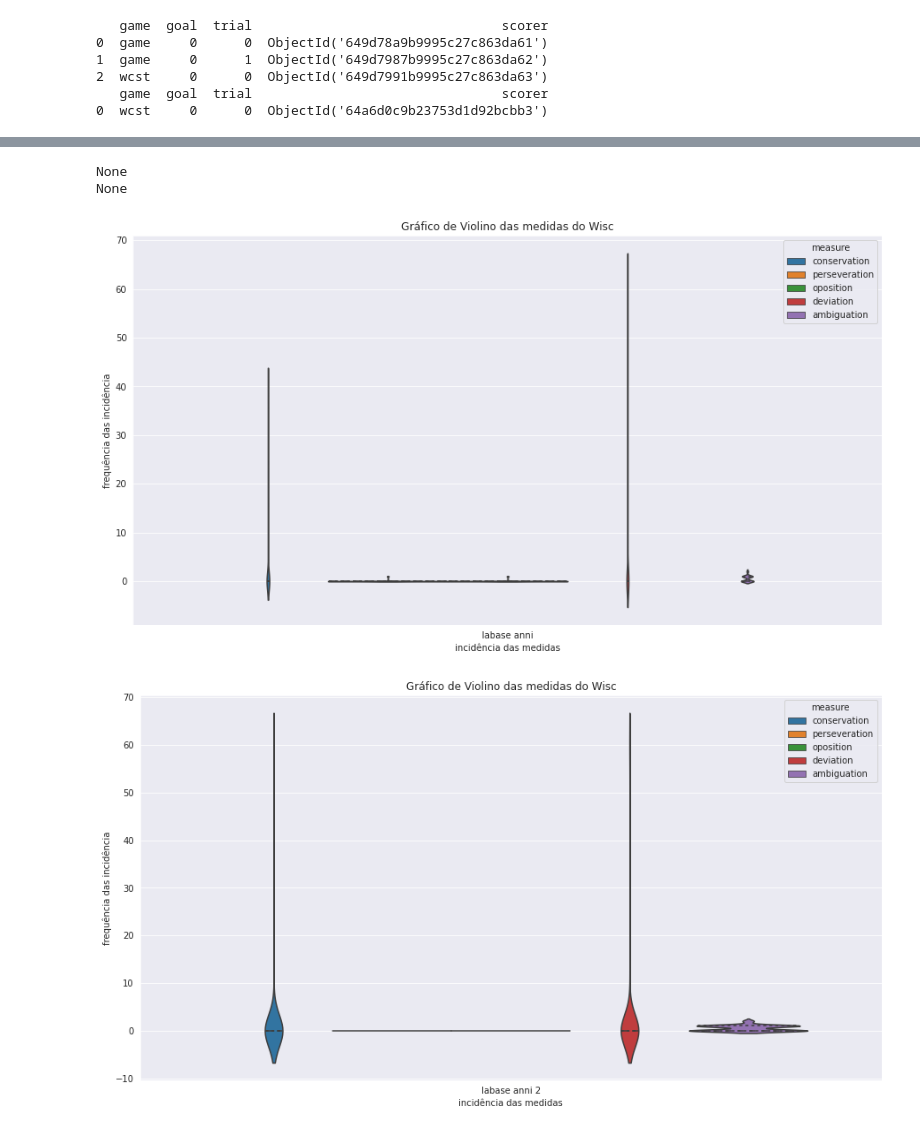
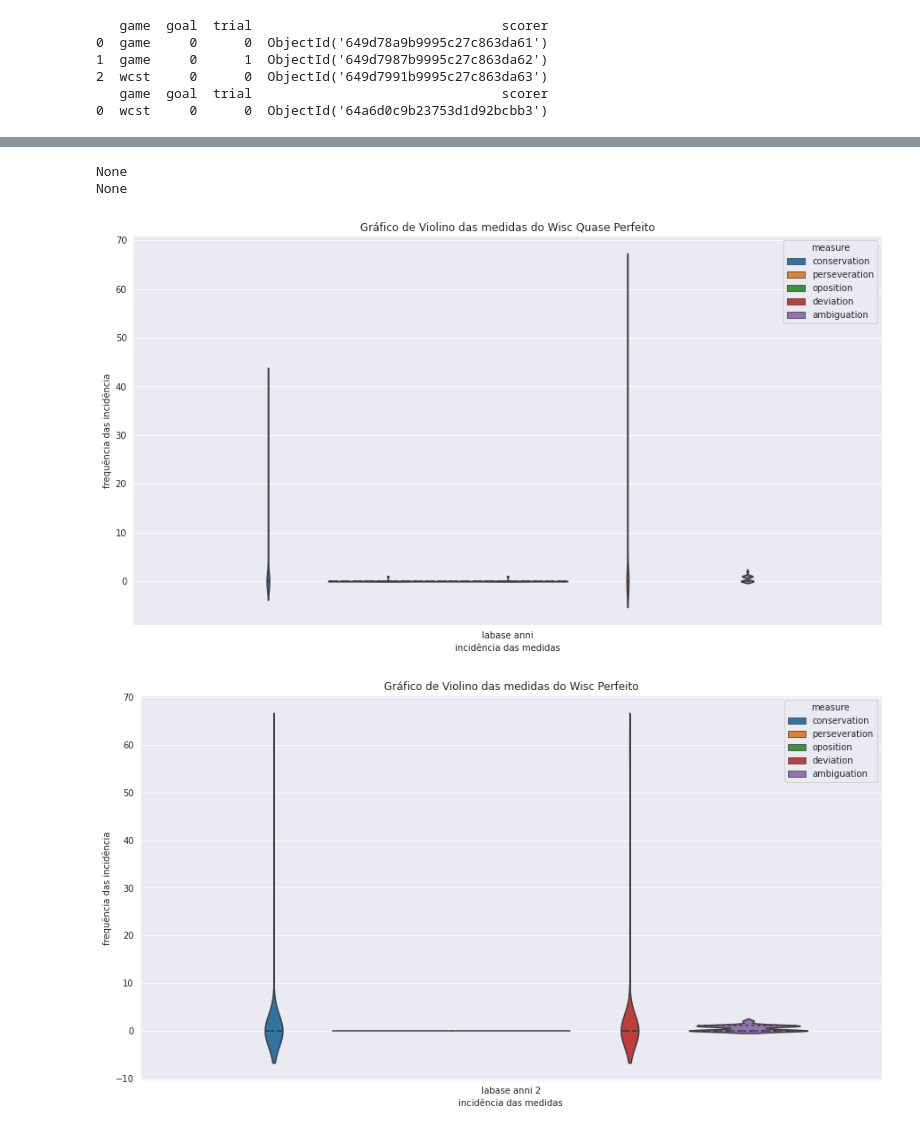
Before and after one commit to AnniProvietti/RIO20, a Jupyter notebook: fono_ceo-master/ipynb/dev/wcst.ipynb, the cells around one changed output, grey strips where cells are left out. Cells and saved outputs as stored; diff of their text form; code cells hidden in the pictures.

```diff
--- a/fono_ceo-master/ipynb/dev/wcst.ipynb
+++ b/fono_ceo-master/ipynb/dev/wcst.ipynb
@@ -311,16 +317,19 @@ None
 # %%
 conf = WiscPlot.Cfplot(
-    col='ponto', title='Gráfico de Violino das medidas do Wisc', ylabel='frequência das incidência',
+    col='ponto', title='Gráfico de Violino das medidas do Wisc Quase Perfeito', ylabel='frequência das incidência',
+    xlabel="incidência das medidas")
+conf2 = WiscPlot.Cfplot(
+    col='ponto', title='Gráfico de Violino das medidas do Wisc Perfeito', ylabel='frequência das incidência',
     xlabel="incidência das medidas")
 dados = WiscPlot().rerieve_oid_from_person_df(dados_jogador_anni).violinplot(conf)
-dados2 = WiscPlot().rerieve_oid_from_person_df(dados_jogador_anni2).violinplot(conf)
+dados2 = WiscPlot().rerieve_oid_from_person_df(dados_jogador_anni2).violinplot(conf2)
 print(dados)
 print(dados2)
 # %% [output]
 None
 None
-[figure, old version]
+[figure, new version]
-[figure, old version]
+[figure, new version]
 # %%
 
 conf = WiscPlot.Cfplot(
```
Also changed, not shown: parts of 5 cells of this notebook.
